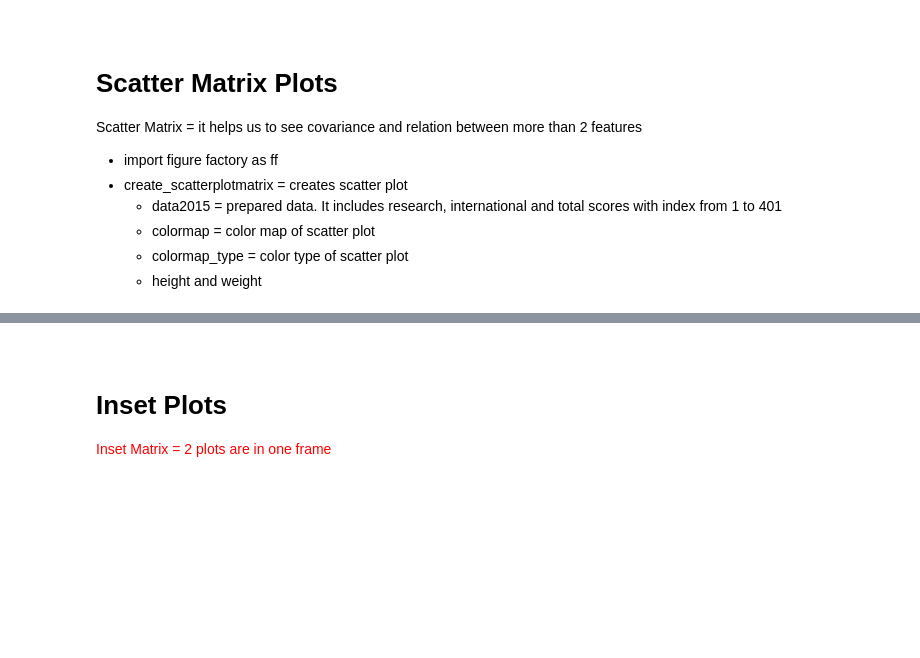
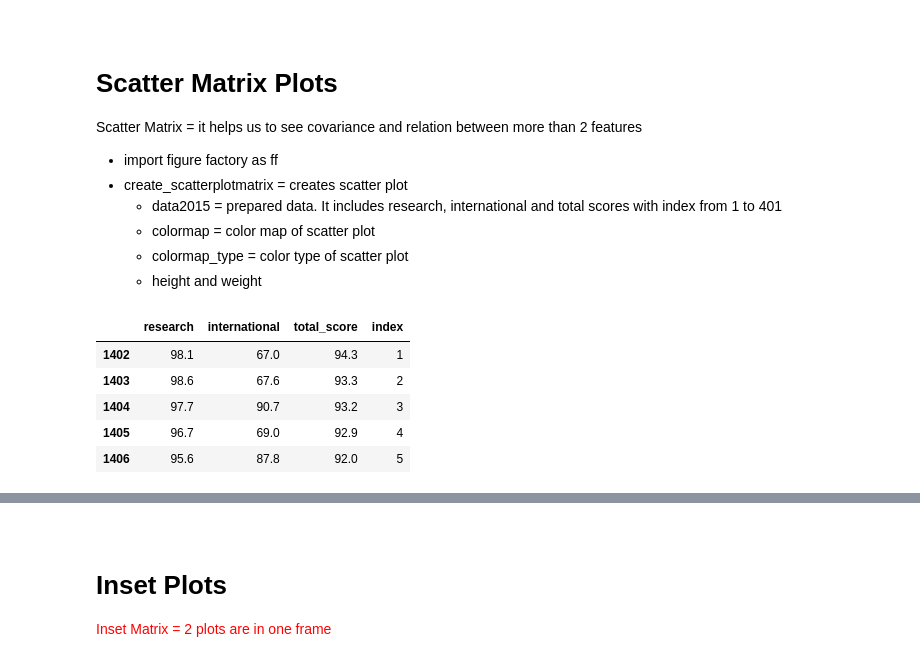
Before and after one commit to CarlosDiazGirol/thebridgedsftsep20, a Jupyter notebook: 2-Data Analysis/3-Visualizacion/3-Plotly/2_plotly_tutorial_for_beginners.ipynb, the cells around one changed output, grey strips where cells are left out. Cells and saved outputs as stored; diff of their text form; code cells hidden in the pictures; blank space fills up the shorter version.

```diff
--- a/2-Data Analysis/3-Visualizacion/3-Plotly/2_plotly_tutorial_for_beginners.ipynb
+++ b/2-Data Analysis/3-Visualizacion/3-Plotly/2_plotly_tutorial_for_beginners.ipynb
@@ -477,6 +648,15 @@ Scatter Matrix = it helps us to see covariance and relation between more than 2
     * colormap = color map of scatter plot
     * colormap_type = color type of scatter plot
     * height and weight
+# %%
+data2015.head()
+# %% [output]
+|  | research | international | total_score | index |
+| 1402 | 98.1 | 67.0 | 94.3 | 1 |
+| 1403 | 98.6 | 67.6 | 93.3 | 2 |
+| 1404 | 97.7 | 90.7 | 93.2 | 3 |
+| 1405 | 96.7 | 69.0 | 92.9 | 4 |
+| 1406 | 95.6 | 87.8 | 92.0 | 5 |
 # %%
 # import figure factory
 import plotly.figure_factory as ff
```
Also changed, not shown: parts of 26 cells of this notebook, 4 other files.
